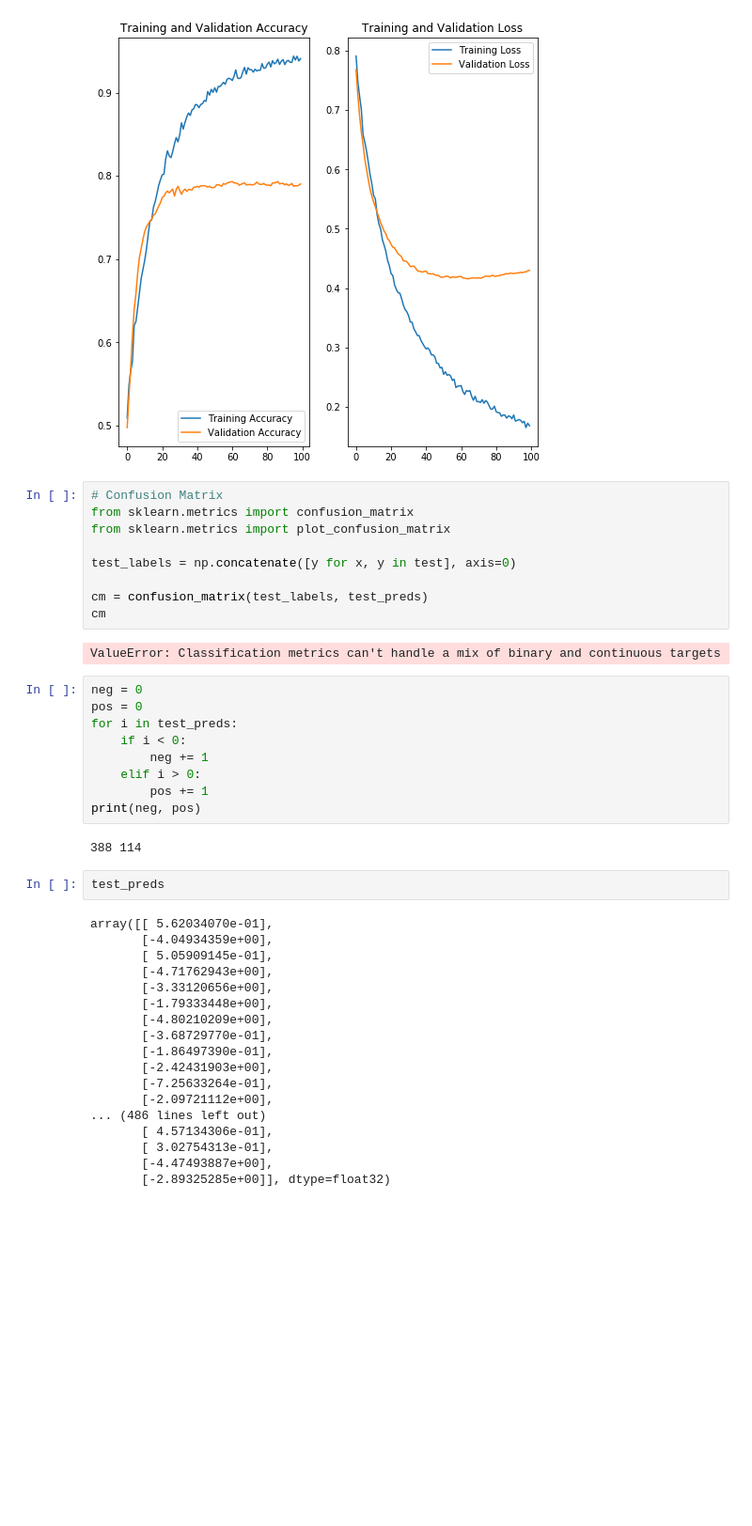
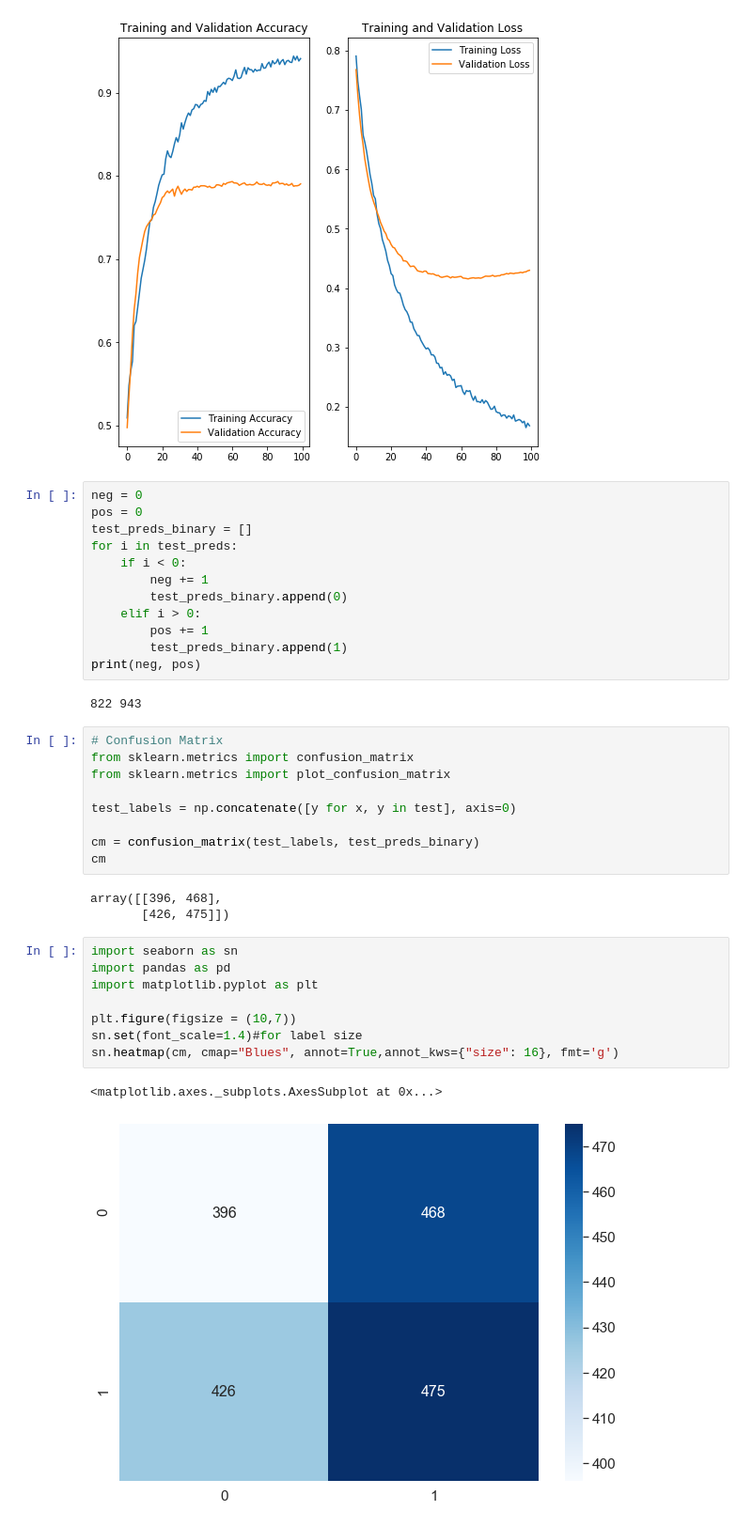
Before and after one commit to Pensive1881/Recoglicious, a Jupyter notebook: Transfer.ipynb, the cells around one changed output. Shown: that part at 94% size. Drawn from its saved outputs; the diff is of its cells as text; blank space fills up the shorter version.

```diff
--- a/Transfer.ipynb
+++ b/Transfer.ipynb
@@ -121,6 +121,20 @@ plt.title('Training and Validation Loss')
 plt.show()
 # %% [output]
 [figure]
+# %%
+neg = 0
+pos = 0
+test_preds_binary = []
+for i in test_preds:
+    if i < 0:
+        neg += 1
+        test_preds_binary.append(0)
+    elif i > 0:
+        pos += 1
+        test_preds_binary.append(1)
+print(neg, pos)
+# %% [output]
+822 943
 # %%
 # Confusion Matrix
 from sklearn.metrics import confusion_matrix
@@ -128,38 +142,19 @@ from sklearn.metrics import plot_confusion_matrix
 
 test_labels = np.concatenate([y for x, y in test], axis=0)
 
-cm = confusion_matrix(test_labels, test_preds)
+cm = confusion_matrix(test_labels, test_preds_binary)
 cm
 # %% [output]
-ValueError: Classification metrics can't handle a mix of binary and continuous targets
+array([[396, 468],
+       [426, 475]])
-# %%
-neg = 0
-pos = 0
-for i in test_preds:
-    if i < 0:
-        neg += 1
-    elif i > 0:
-        pos += 1
-print(neg, pos)
-# %% [output]
-388 114
-# %%
-test_preds
-# %% [output]
-array([[ 5.62034070e-01],
-       [-4.04934359e+00],
-       [ 5.05909145e-01],
-       [-4.71762943e+00],
-       [-3.33120656e+00],
-       [-1.79333448e+00],
-       [-4.80210209e+00],
-       [-3.68729770e-01],
-       [-1.86497390e-01],
-       [-2.42431903e+00],
-       [-7.25633264e-01],
-       [-2.09721112e+00],
-... (486 lines left out)
-       [ 4.57134306e-01],
-       [ 3.02754313e-01],
-       [-4.47493887e+00],
-       [-2.89325285e+00]], dtype=float32)
+# %%
+import seaborn as sn
+import pandas as pd
+import matplotlib.pyplot as plt
+
+plt.figure(figsize = (10,7))
+sn.set(font_scale=1.4)#for label size
+sn.heatmap(cm, cmap="Blues", annot=True,annot_kws={"size": 16}, fmt='g')
+# %% [output]
+<matplotlib.axes._subplots.AxesSubplot at 0x...>
+[figure, added]
```
Also changed, not shown: parts of 2 cells of this notebook.
